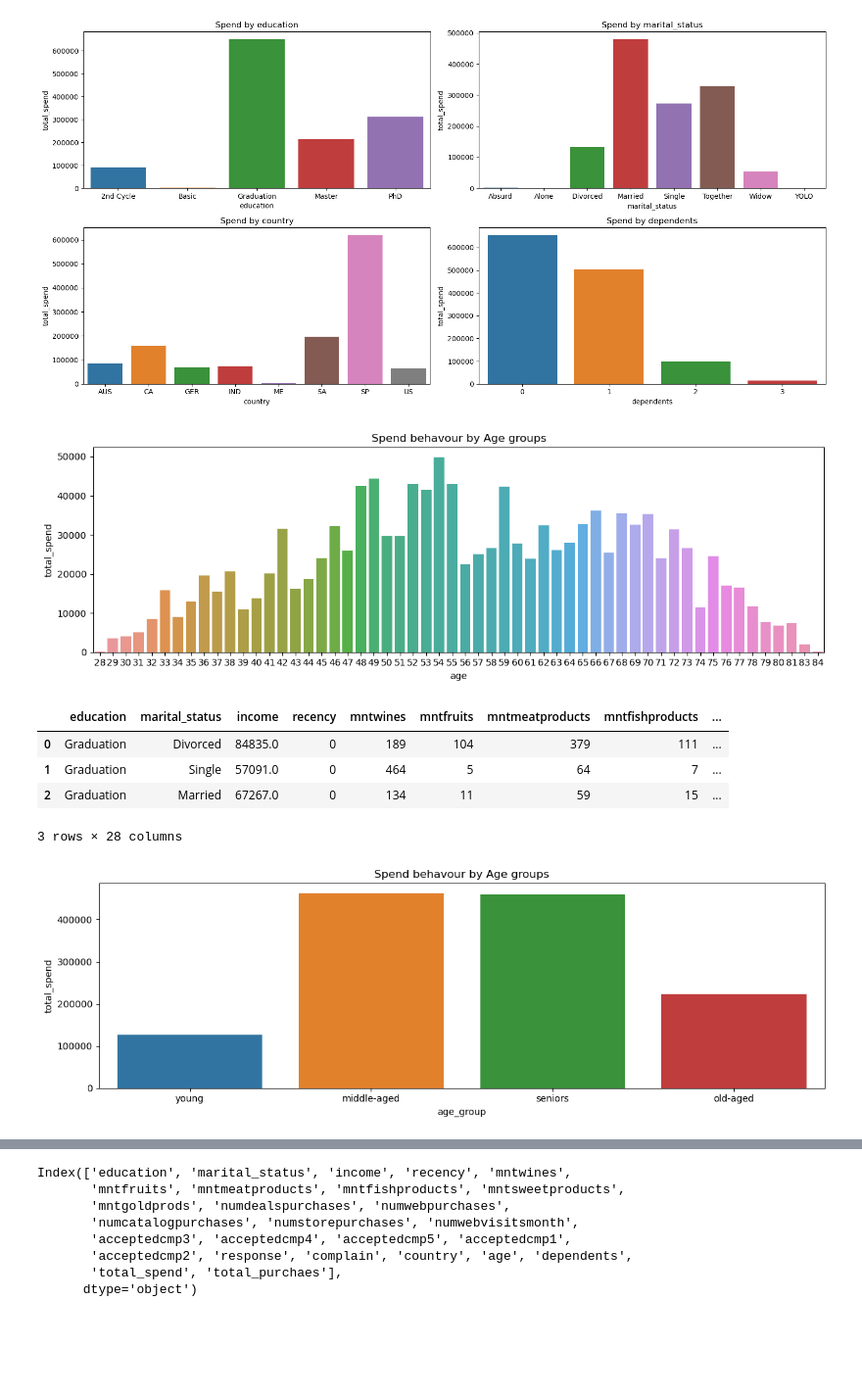
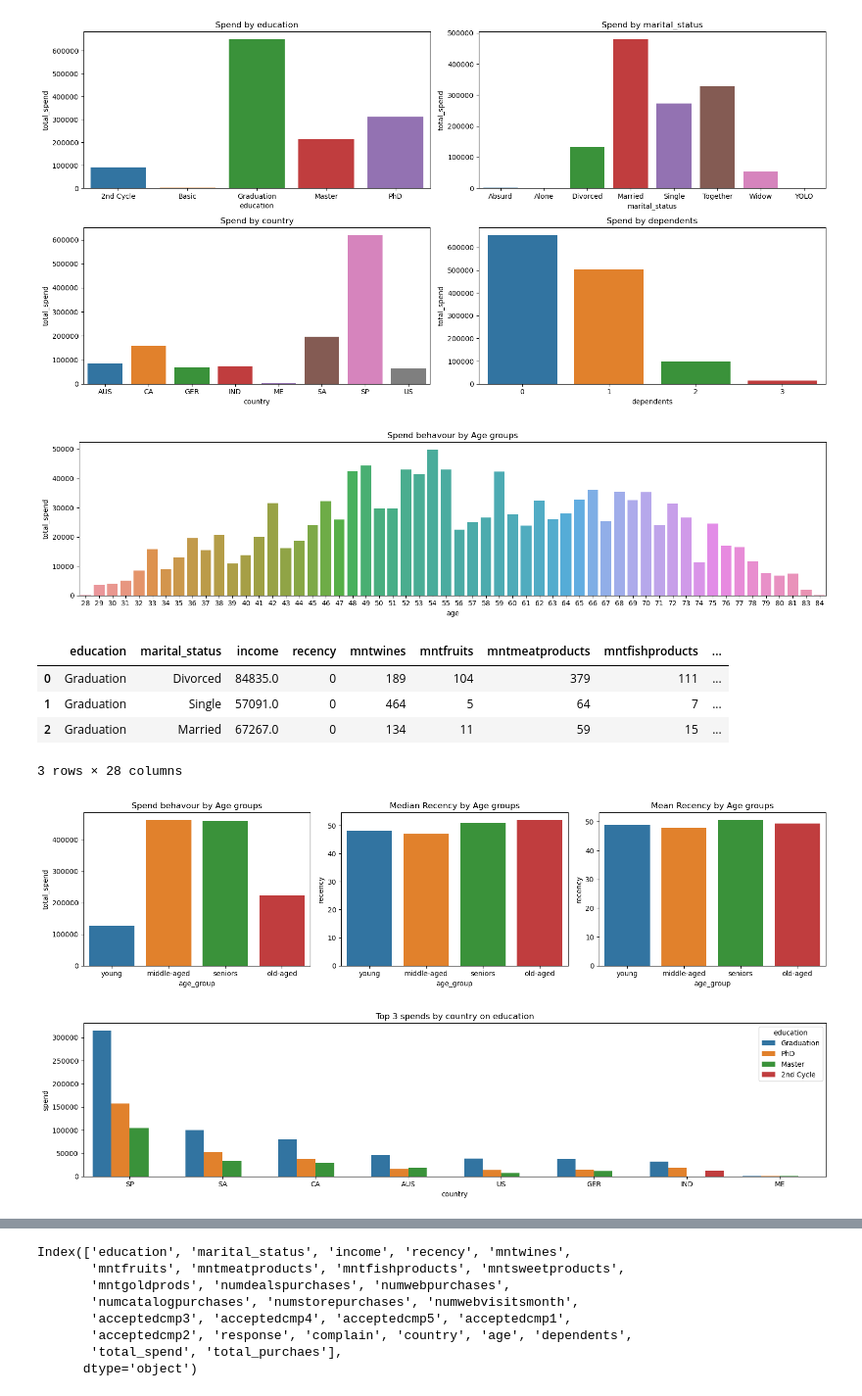
Before and after one commit to ravitejalearnings/DS_ML-Projects, a Jupyter notebook: Marketing Campaign/Marketing_campaign_Analysis.ipynb, the cells around one changed output, grey strips where cells are left out. Shown at 98% size. Saved outputs shown, nothing was run; the diff lists cells and outputs as text; code cells hidden in the pictures; blank space fills up the shorter version.

```diff
--- a/Marketing Campaign/Marketing_campaign_Analysis.ipynb
+++ b/Marketing Campaign/Marketing_campaign_Analysis.ipynb
@@ -390,9 +390,9 @@ df2['age'] = df2['year_birth'].apply(lambda x: 2024 - x)
 # %%
 df2['dependents'] = df2['kidhome'] + df2['teenhome']
 # %%
-df2['total_spend'] = df2['mntwines'] + df2['mntfruits'] + df2['mntmeatproducts'] + df2['mntsweetproducts'] + df2['mntgoldprods']
+df2['total_spend'] = df2['mntwines'] + df2['mntfruits'] + df2['mntmeatproducts'] + df2['mntsweetproducts'] + df2['mntgoldprods'] + df2['mntfishproducts']
 # %%
-df2['total_purchaes'] = df2['numdealspurchases'] + df2['numstorepurchases'] + df2['numwebpurchases']
+df2['total_purchaes'] = df2['numdealspurchases'] + df2['numstorepurchases'] + df2['numwebpurchases'] + df2['numcatalogpurchases']
 # %%
 df2['kidhome'].describe()
 # %% [output]
@@ -732,17 +733,17 @@ plt.show()
 # %% [output]
 [figure]
 # %%
-plt.subplots(1, 1, figsize = (12,4))
+plt.subplots(1, 1, figsize = (16,4))
 
 plt.subplot(1,1,1)
 grouped_data = df4.groupby(by = 'age')['total_spend'].sum().reset_index()
 sns.barplot(data = grouped_data, x = 'age', y = 'total_spend')
 plt.title(f"Spend behavour by Age groups")
 
 plt.tight_layout()
 plt.show()
 # %% [output]
-[figure, old version]
+[figure, new version]
 # %%
 observations:
 - graduates spend's highest
@@ -763,14 +764,37 @@ df4.head(3)
 | 2 | Graduation | Married | 67267.0 | 0 | 134 | 11 | 59 | 15 | ... |
 3 rows × 28 columns
 # %%
-plt.subplots(1, 1, figsize = (12,4))
+plt.subplots(1, 3, figsize = (16,4))
 
-plt.subplot(1,1,1)
+plt.subplot(1,3,1)
 grouped_data = df4.groupby(by = 'age_group')['total_spend'].sum().reset_index()
 sns.barplot(data = grouped_data, x = 'age_group', y = 'total_spend')
 plt.title(f"Spend behavour by Age groups")
 
+plt.subplot(1,3,2)
+grouped_data = df4.groupby(by = 'age_group')['recency'].median().reset_index()
+sns.barplot(data = grouped_data, x = 'age_group', y = 'recency')
+plt.title(f"Median Recency by Age groups")
+
+plt.subplot(1,3,3)
+grouped_data = df4.groupby(by = 'age_group')['recency'].mean().reset_index()
+sns.barplot(data = grouped_data, x = 'age_group', y = 'recency')
+plt.title(f"Mean Recency by Age groups")
+
 plt.tight_layout()
 plt.show()
 # %% [output]
-[figure, old version]
+[figure, new version]
+# %%
+ct_country_vs_education = pd.crosstab(index=[df4['country'],df4['education']],columns='spend', values=df4['total_spend'], aggfunc='sum')
+ct_country_vs_education['rank'] = ct_country_vs_education.groupby('country')['spend'].rank(ascending = False)
+ct_country_vs_education.sort_values(['education','rank'], ascending=[True, True])
+ct_country_vs_education = ct_country_vs_education[ct_country_vs_education['rank'] <=3].reset_index()
+
+plt.figure(figsize=(16,4))
+sns.barplot(data = ct_country_vs_education.sort_values(by = 'spend', ascending=False), x = 'country',y='spend',hue = 'education')
+plt.title('Top 3 spends by country on education')
+plt.tight_layout()
+plt.show()
+# %% [output]
+[figure, added]
```
Also changed, not shown: parts of 22 cells of this notebook.
